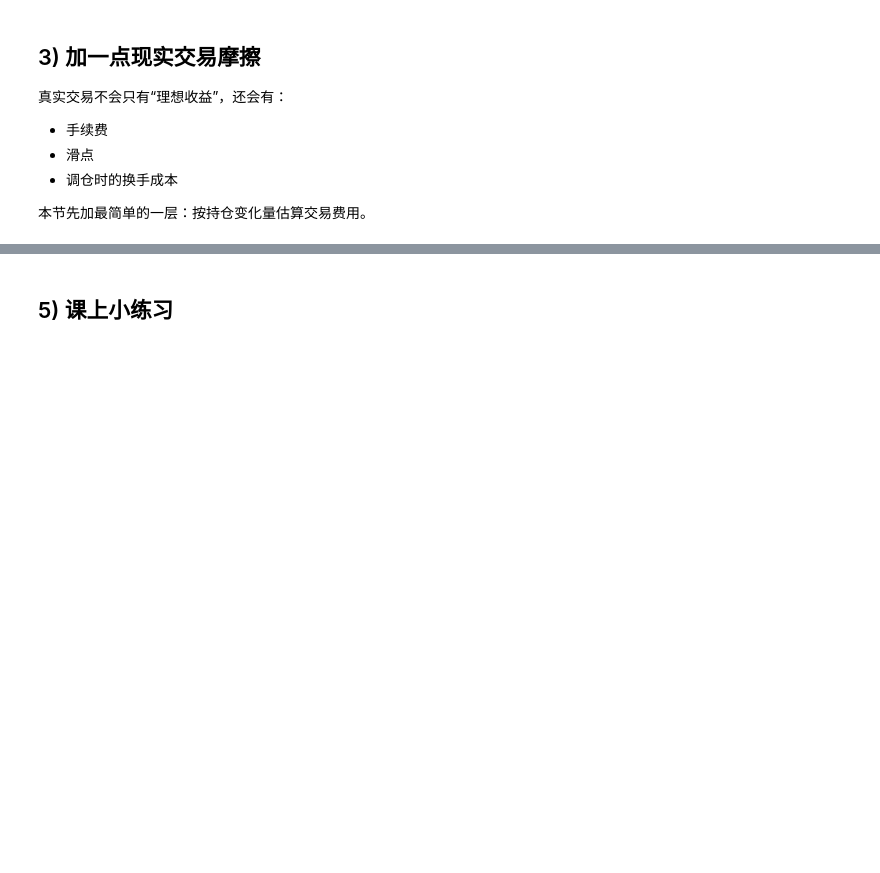
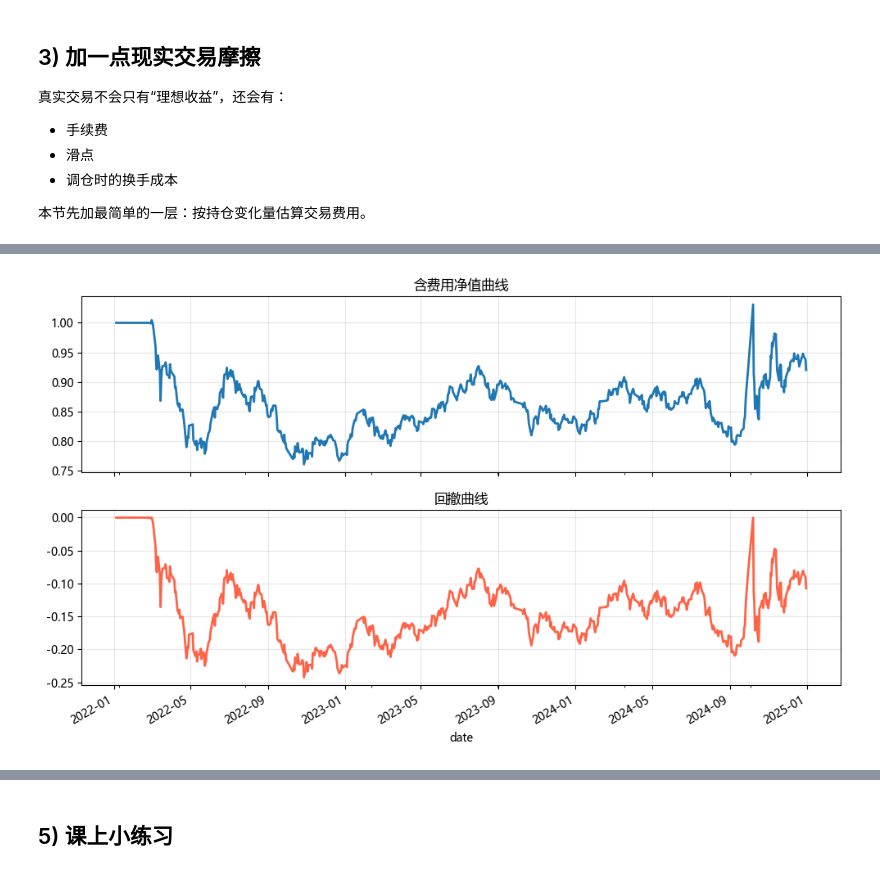
Before and after one commit to GoodNight0721/fec_workshop, a Jupyter notebook: quant_investing/compact_6lectures/C03_回测闭环与RQAlpha模板.ipynb, the cells around one changed output, grey strips where cells are left out. Saved outputs shown, nothing was run; the diff lists cells and outputs as text; code cells hidden in the pictures; blank space fills up the shorter version.

```diff
--- a/quant_investing/compact_6lectures/C03_回测闭环与RQAlpha模板.ipynb
+++ b/quant_investing/compact_6lectures/C03_回测闭环与RQAlpha模板.ipynb
@@ -80,5 +110,10 @@ close_wide.head()
 # %%
 # 20日动量：今天价格 / 20天前价格 - 1
 momentum_20 = close_wide / close_wide.shift(20) - 1
-rebalance_dates = pd.DatetimeIndex(momentum_20.resample("ME").last().index)
+
+# 这里取“每个月最后一个交易日”，而不是自然月月末
+rebalance_dates = pd.DatetimeIndex(
+    momentum_20.groupby(momentum_20.index.to_period("M")).tail(1).index
+)
+
 momentum_20.loc[rebalance_dates].head()
@@ -132,10 +229,18 @@ plt.show()
 # %%
-# 输出最基础的绩效表：累计收益、年化收益、年化波动、夏普
+# 再补两个常看的指标：最大回撤和胜率
+running_max = nav_after_fee.cummax()
+drawdown = nav_after_fee / running_max - 1  # 当前净值相对于历史最高点跌了多少，小于0。
+max_drawdown = drawdown.min()
+win_rate = (portfolio_ret_after_fee > 0).mean()  # 收益为正的日子占比有多少。
+rf = 0.02
+
 perf_table = pd.Series({
     "cum_return": nav_after_fee.iloc[-1] - 1,
-    "annual_return": nav_after_fee.iloc[-1] ** (252 / len(nav_after_fee)) - 1,
-    "annual_vol": portfolio_ret_after_fee.std() * (252 ** 0.5),
-    "sharpe": (portfolio_ret_after_fee.mean() * 252) / (portfolio_ret_after_fee.std() * (252 ** 0.5)),
+    "annual_return": nav_after_fee.iloc[-1] ** (252 / len(nav_after_fee)) - 1,  # assume 252个交易日
+    "annual_vol": portfolio_ret_after_fee.std() * (252 ** 0.5),  # 方差按时间近似线性累加，标准差 = 方差开根号。
+    "sharpe": (nav_after_fee.iloc[-1] ** (252 / len(nav_after_fee)) - 1 - rf) / (portfolio_ret_after_fee.std() * (252 ** 0.5)),
+    "max_drawdown": max_drawdown,
+    "win_rate": win_rate,
 }).round(4)
 
 perf_table
@@ -149,0 +262,11 @@ perf_table
+# %%
+# 把净值和回撤放在一起看，会比只看一张净值图更完整
+fig, axes = plt.subplots(2, 1, figsize=(10, 6), sharex=True)
+nav_after_fee.plot(ax=axes[0], lw=2, title="含费用净值曲线")
+drawdown.plot(ax=axes[1], lw=2, color="tomato", title="回撤曲线")
+axes[0].grid(alpha=0.3)
+axes[1].grid(alpha=0.3)
+plt.tight_layout()
+plt.show()
+# %% [output]
+[figure, added]
```
Also changed, not shown: parts of 36 cells of this notebook.
